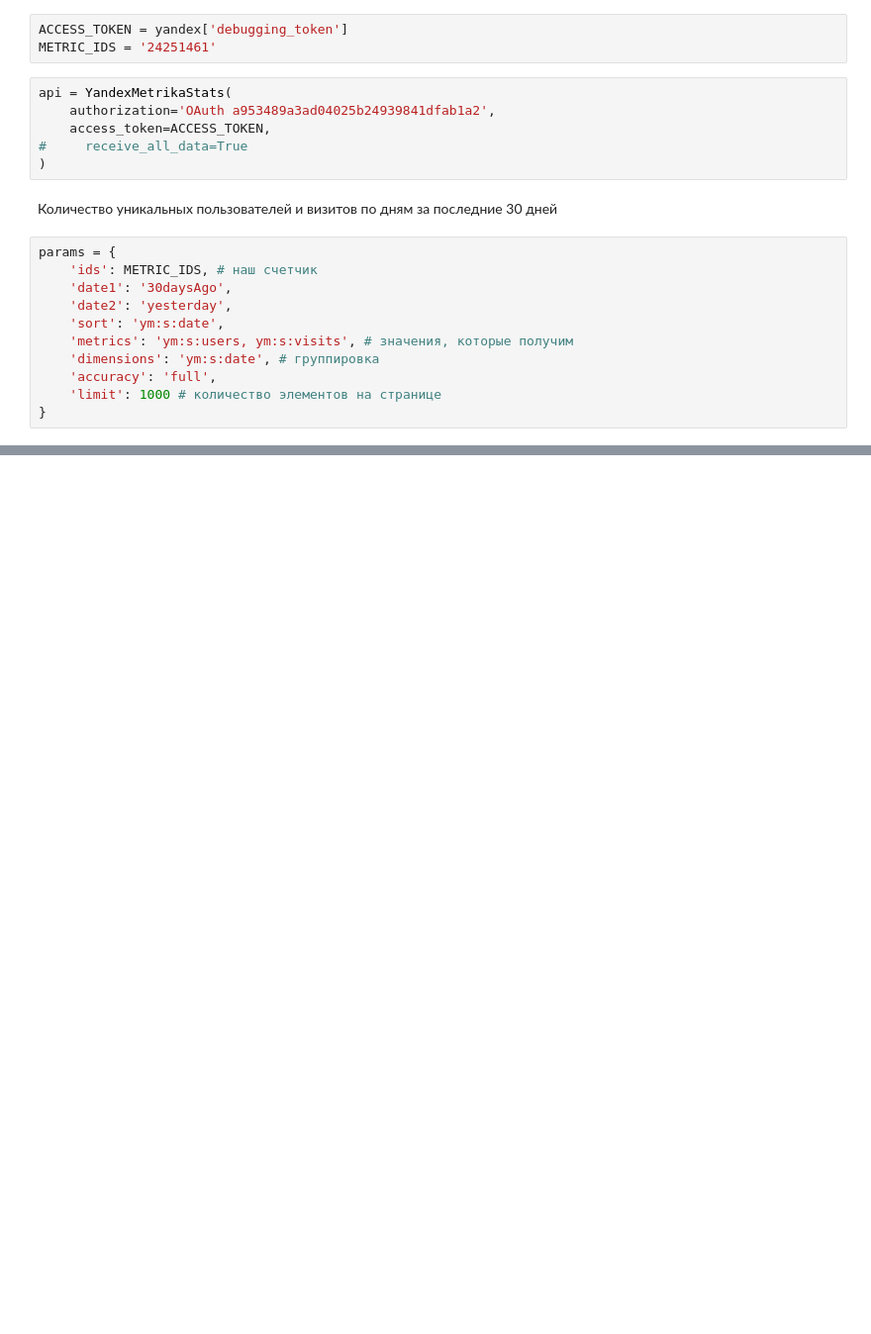
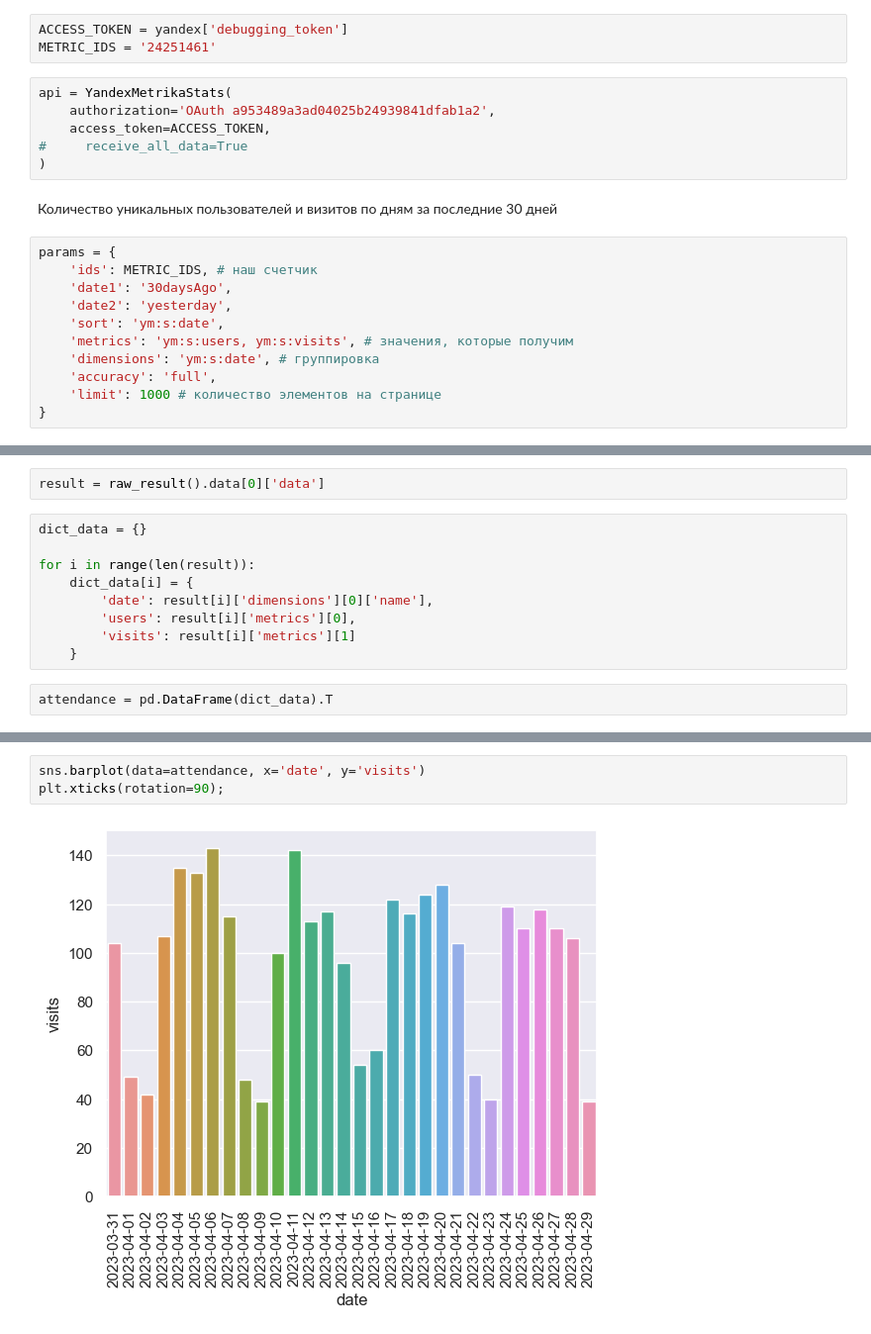
Before and after one commit to gbrs/api_connections, a Jupyter notebook: yandex_metrika.ipynb, the cells around one changed output, grey strips where cells are left out. Shown: that part at 99% size. Cells and saved outputs as stored; diff of their text form; blank space fills up the shorter version.

Commit message:
parse dates from Metrica

```diff
--- a/yandex_metrika.ipynb
+++ b/yandex_metrika.ipynb
@@ -68,0 +69,13 @@ INFO:root:Наличие семплирования: False
+# %%
+result = raw_result().data[0]['data']
+# %%
+dict_data = {}
+
+for i in range(len(result)):
+    dict_data[i] = {
+        'date': result[i]['dimensions'][0]['name'],
+        'users': result[i]['metrics'][0],
+        'visits': result[i]['metrics'][1]
+    }
+# %%
+attendance = pd.DataFrame(dict_data).T
@@ -68,0 +102,5 @@ INFO:root:Наличие семплирования: False
+# %%
+sns.barplot(data=attendance, x='date', y='visits')
+plt.xticks(rotation=90);
+# %% [output]
+[figure, added]
```
Also changed, not shown: parts of 3 cells of this notebook.
